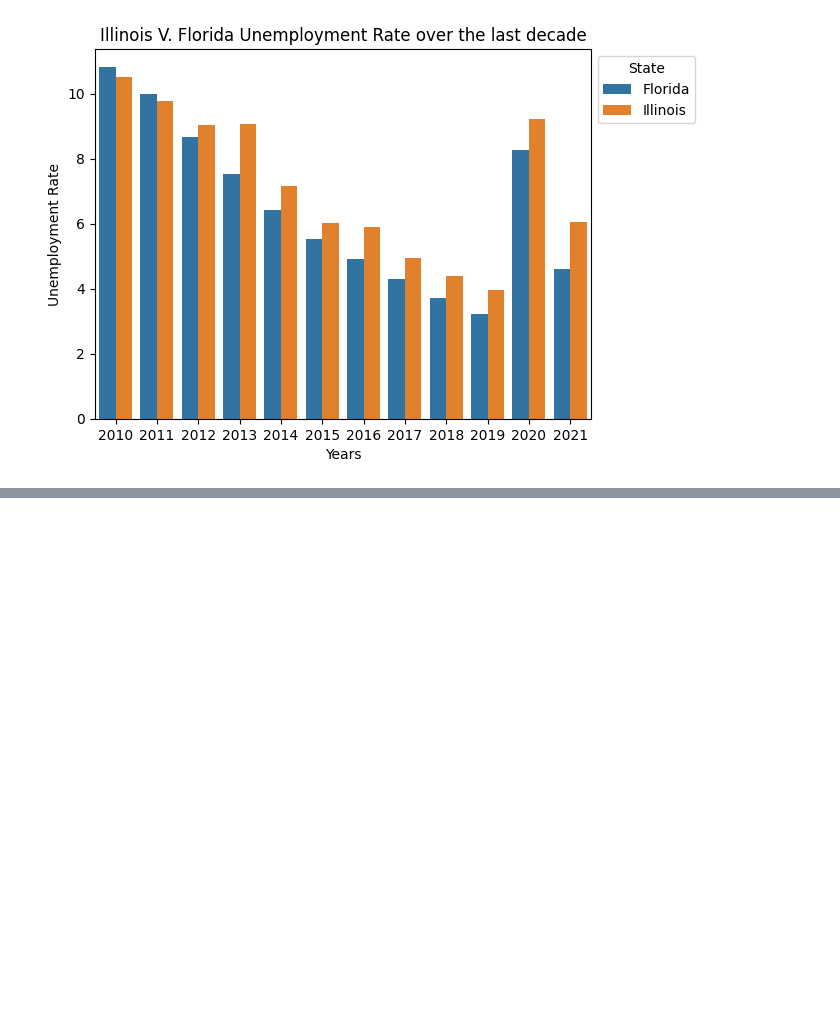
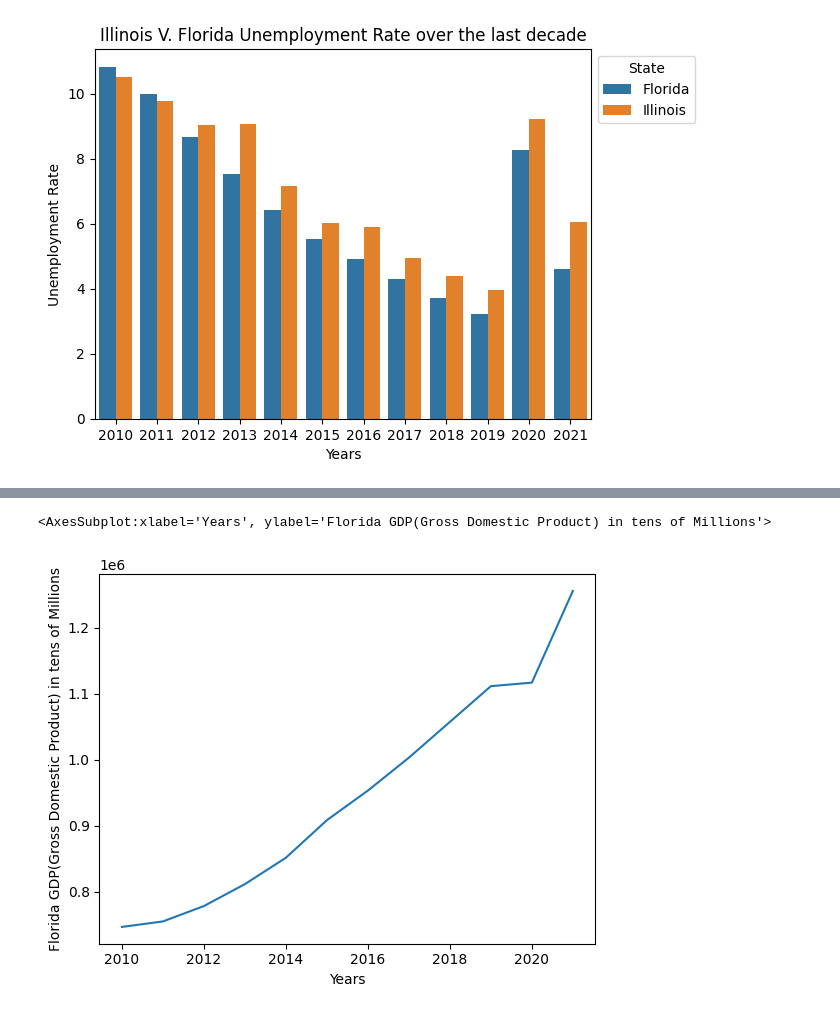
Before and after one commit to biancaatienza/418-project, a Jupyter notebook: Untitled.ipynb, the cells around one changed output, grey strips where cells are left out. Cells and saved outputs as stored; diff of their text form; code cells hidden in the pictures; blank space fills up the shorter version.

```diff
--- a/Untitled.ipynb
+++ b/Untitled.ipynb
@@ -71,0 +79,7 @@ sns.move_legend(unemploymentPlot, "upper left", bbox_to_anchor=(1, 1))
+# %%
+floridaGDP = pd.read_csv("FLNGSP.csv")
+floridaGDP
+sns.lineplot(x='Years', y='Florida GDP(Gross Domestic Product) in tens of Millions', data=floridaGDP)
+# %% [output]
+<AxesSubplot:xlabel='Years', ylabel='Florida GDP(Gross Domestic Product) in tens of Millions'>
+[figure, added]
```
Also changed, not shown: parts of 2 cells of this notebook, 3 other files.
